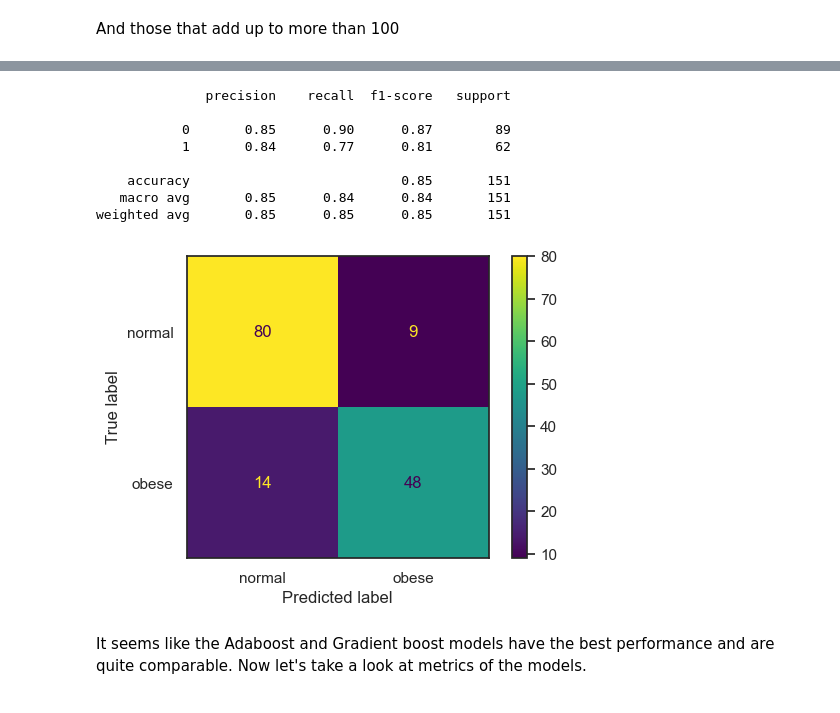
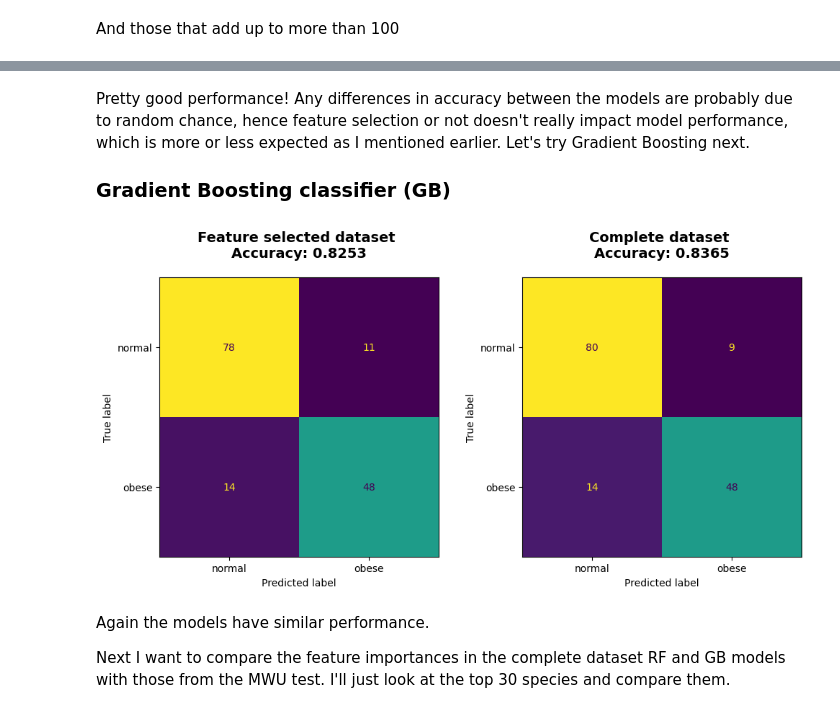
Before and after one commit to Geoff-CQW/obesity_stool, a Jupyter notebook: Project.ipynb, the cells around one changed output, grey strips where cells are left out. Cells and saved outputs as stored; diff of their text form; code cells hidden in the pictures.

```diff
--- a/Project.ipynb
+++ b/Project.ipynb
@@ -328,11 +318,15 @@ The models I'll try are:
+# %%
+mask = list(mw_sig.index.values) + ['bmi_category']
+
+selected = species_data[mask]
 # %%
 from sklearn.preprocessing import StandardScaler
 from sklearn.model_selection import train_test_split, RandomizedSearchCV, cross_val_score
 from sklearn import metrics
 from sklearn.metrics import balanced_accuracy_score
 
-X = species_data.iloc[:, 7:species_data.shape[1]-1]
-y = species_data.iloc[:, -1]
+X = selected.iloc[:, 7:selected.shape[1]-1]
+y = selected.iloc[:, -1]
 
 # split data into train and test sets
 x_train, x_test, y_train, y_test = train_test_split(X, y, test_size = 0.2, random_state = 77)
@@ -341,6 +335,17 @@ x_train, x_test, y_train, y_test = train_test_split(X, y, test_size = 0.2, rando
 scaler = StandardScaler().fit(x_train)
 x_train = scaler.transform(x_train)
 x_test = scaler.transform(x_test)
+
+X2 = species_data.iloc[:, 7:species_data.shape[1]-1]
+y2 = species_data.iloc[:, -1]
+
+# split data into train and test sets
+x_train2, x_test2, y_train2, y_test2 = train_test_split(X2, y2, test_size = 0.2, random_state = 77)
+
+# scale data based on training set
+scaler2 = StandardScaler().fit(x_train2)
+x_train2 = scaler2.transform(x_train2)
+x_test2 = scaler2.transform(x_test2)
 # %%
 # simple function to output the performance metrics of a model
 
@@ -402,16 +376,0 @@ Since the species dataset has more variables than observations, some degree of r
-# %%
-from sklearn.linear_model import LogisticRegression
-from scipy.stats import uniform, norm
-sns.set_theme(style='white')
-
-log_params = dict(C=uniform(loc=0.0, scale=20.0), penalty = ['l1', 'l2'])
-
-# fit log regression
-log_reg = LogisticRegression(random_state=78, max_iter=1000, solver='liblinear')
-
-# randomized hyperparameter search
-log_reg_CV = RandomizedSearchCV(log_reg, log_params, n_iter = 50, n_jobs=6, random_state = 78, scoring = 'balanced_accuracy', refit=True).fit(x_train, y_train)
-
-log_reg_CV.best_params_
-
-model_performance(y_test,log_reg_CV.predict(x_test))
@@ -622,24 +400,27 @@ weighted avg       0.87      0.87      0.87       151
+# %% [markdown]
+Pretty good performance! Any differences in accuracy between the models are probably due to random chance, hence feature selection or not doesn't really impact model performance, which is more or less expected as I mentioned earlier. Let's try Gradient Boosting next.
+
+### Gradient Boosting classifier (GB) ###
 # %%
 from sklearn.ensemble import GradientBoostingClassifier
 
 grad = GradientBoostingClassifier(random_state=78)
 
 grad_params = {'n_estimators':randint(0, 300)}
 
 grad_cv = RandomizedSearchCV(grad, grad_params, n_jobs=8, random_state = 78, refit=True).fit(x_train, y_train)
 
-grad_cv.best_params_
+grad2 = GradientBoostingClassifier(random_state=78)
 
-model_performance(y_test, grad_cv.predict(x_test))
+grad_params2 = {'n_estimators':randint(0, 300)}
+
+grad_cv2 = RandomizedSearchCV(grad2, grad_params2, n_jobs=8, random_state = 78, refit=True).fit(x_train2, y_train2)
+
+
+model_performance(y_test, grad_cv.predict(x_test), y_test2, grad_cv2.predict(x_test2))
 # %% [output]
-              precision    recall  f1-score   support
-
-           0       0.85      0.90      0.87        89
-           1       0.84      0.77      0.81        62
-
-    accuracy                           0.85       151
-   macro avg       0.85      0.84      0.84       151
-weighted avg       0.85      0.85      0.85       151
-[figure, old version]
+[figure, new version]
 # %% [markdown]
-It seems like the Adaboost and Gradient boost models have the best performance and are quite comparable. Now let's take a look at metrics of the models.
+Again the models have similar performance.
+
+Next I want to compare the feature importances in the complete dataset RF and GB models with those from the MWU test. I'll just look at the top 30 species and compare them.
```
Also changed, not shown: parts of 53 cells of this notebook, 5 other files.
